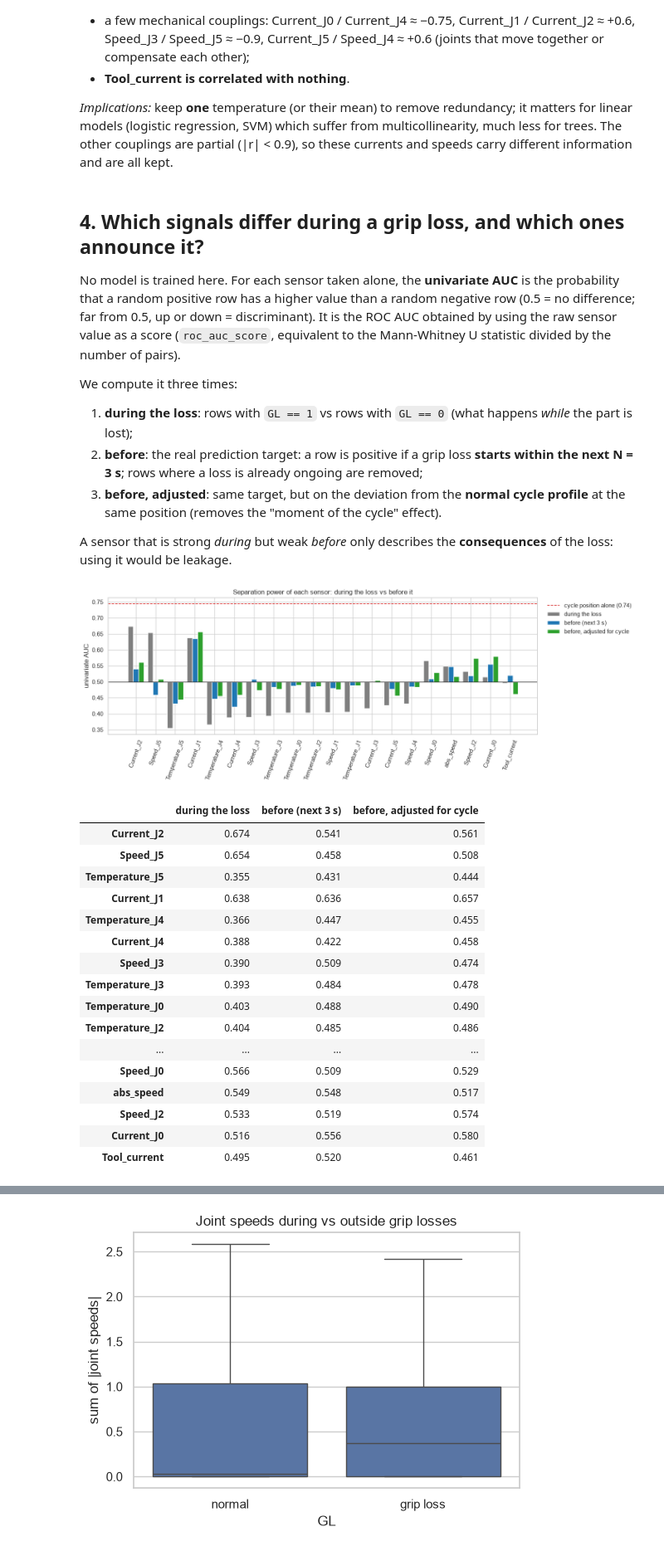
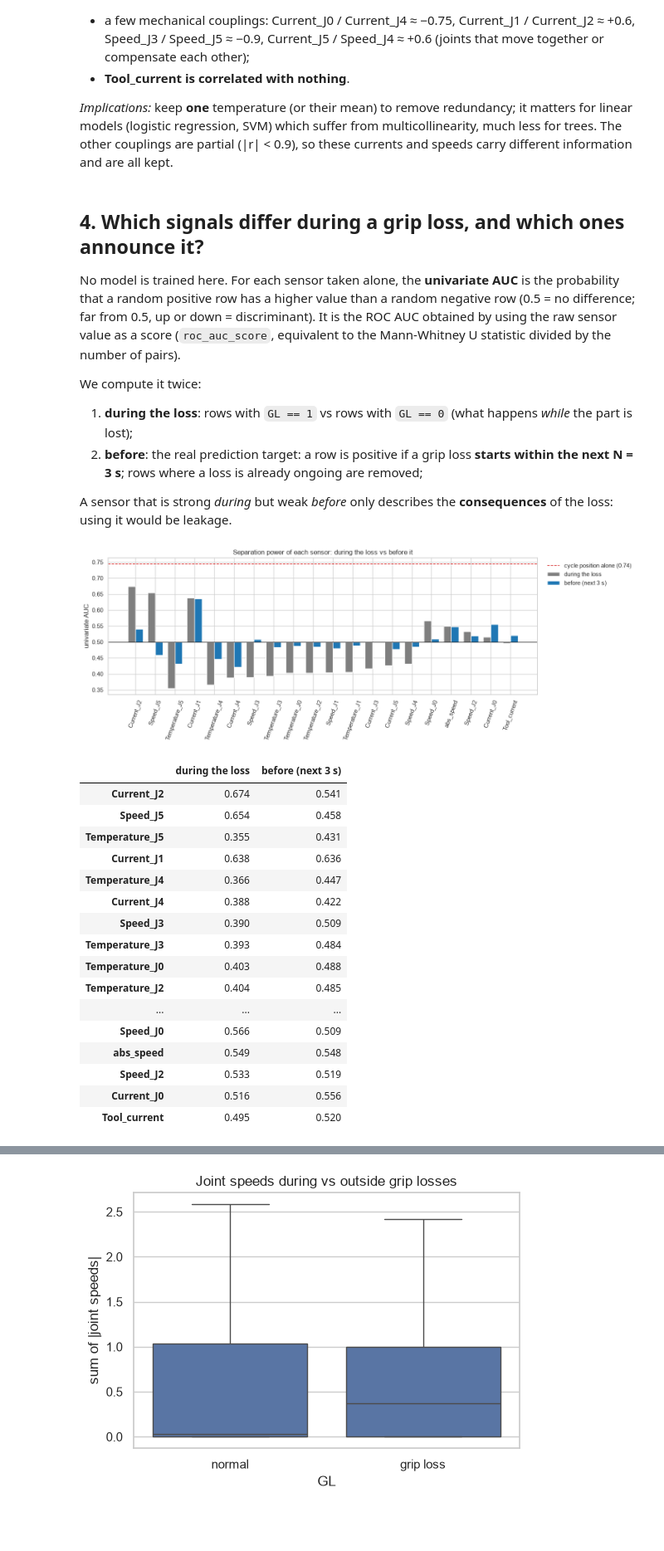
Before and after one commit to M-Espinoza-04/fault_detection_UR3_robot, a Jupyter notebook: step2_benchmark.ipynb, the cells around one changed output, grey strips where cells are left out. Shown at 83% size. Saved outputs shown, nothing was run; the diff lists cells and outputs as text; code cells hidden in the pictures; blank space fills up the shorter version.

```diff
--- a/step2_benchmark.ipynb
+++ b/step2_benchmark.ipynb
@@ -207,10 +207,9 @@ min correlation between the 6 temperatures: 0.993
 ## 4. Which signals differ during a grip loss, and which ones announce it?
 No model is trained here. For each sensor taken alone, the **univariate AUC** is the probability that a random positive row has a higher value than a random negative row (0.5 = no difference; far from 0.5, up or down = discriminant). It is the ROC AUC obtained by using the raw sensor value as a score (`roc_auc_score`, equivalent to the Mann-Whitney U statistic divided by the number of pairs).
 
-We compute it three times:
+We compute it twice:
 1. **during the loss**: rows with `GL == 1` vs rows with `GL == 0` (what happens *while* the part is lost);
 2. **before**: the real prediction target: a row is positive if a grip loss **starts within the next N = 3 s**; rows where a loss is already ongoing are removed;
-3. **before, adjusted**: same target, but on the deviation from the **normal cycle profile** at the same position (removes the "moment of the cycle" effect).
 
 A sensor that is strong *during* but weak *before* only describes the **consequences** of the loss: using it would be leakage.
 # %%
@@ -223,59 +222,53 @@ N = 3   # horizon in seconds
 # Prediction target: 1 if a grip loss starts at t+1 ... t+N (computed on the full series)
 df["y_next"] = pd.concat([df["onset"].shift(-k, fill_value=False) for k in range(1, N + 1)],
                          axis=1).any(axis=1).astype(int)
 d["y_next"] = df.loc[d.index, "y_next"]
 before = d[d["GL"] == 0]                          # drop the rows where a loss is ongoing
 
-# Normal profile: mean value at each cycle position, in cycles without any grip loss
-gl_cycles = set(d.loc[d["GL"] == 1, "cycle_id"])
-profile = d[~d["cycle_id"].isin(gl_cycles)].groupby("pos")[FEATS].mean()
-deviation = before[FEATS] - profile.reindex(before["pos"]).to_numpy()
-
 def auc(y, x):
-    keep = x.notna()                              # positions never seen in normal cycles
+    keep = x.notna()                              # ignore missing values
     return roc_auc_score(y[keep], x[keep])
 
 res = pd.DataFrame({
     "during the loss":            {f: auc(d["GL"], d[f]) for f in FEATS},
     f"before (next {N} s)":       {f: auc(before["y_next"], before[f]) for f in FEATS},
-    "before, adjusted for cycle": {f: auc(before["y_next"], deviation[f]) for f in FEATS},
 })
 res = res.loc[(res["during the loss"] - .5).abs().sort_values(ascending=False).index]
 
 # Reference: the cycle position alone (grip-loss rate per position, in-sample -> optimistic)
 pos_rate = before.groupby("pos")["y_next"].mean()
 auc_position = auc(before["y_next"], before["pos"].map(pos_rate))
 
-x, w = np.arange(len(res)), .27
+x, w = np.arange(len(res)), .38
 fig, ax = plt.subplots(figsize=(14, 4.5))
-for k, (col, color) in enumerate(zip(res.columns, ["tab:gray", "tab:blue", "tab:green"])):
-    ax.bar(x + (k - 1) * w, res[col] - .5, w, bottom=.5, color=color, label=col)
+for k, (col, color) in enumerate(zip(res.columns, ["tab:gray", "tab:blue"])):
+    ax.bar(x + (k - .5) * w, res[col] - .5, w, bottom=.5, color=color, label=col)
 ax.axhline(.5, color="k", lw=1)
 ax.axhline(auc_position, color="tab:red", ls="--", lw=1.2,
            label=f"cycle position alone ({auc_position:.2f})")
 ax.set_xticks(x, res.index, rotation=70)
 ax.set_ylabel("univariate AUC")
 ax.set_title("Separation power of each sensor: during the loss vs before it")
 ax.legend(loc="upper left", bbox_to_anchor=(1.01, 1), frameon=False)
 plt.show()
 res.round(3)
 # %% [output]
-[figure, old version]
+[figure, new version]
-|  | during the loss | before (next 3 s) | before, adjusted for cycle |
-| Current_J2 | 0.674 | 0.541 | 0.561 |
-| Speed_J5 | 0.654 | 0.458 | 0.508 |
-| Temperature_J5 | 0.355 | 0.431 | 0.444 |
-| Current_J1 | 0.638 | 0.636 | 0.657 |
-| Temperature_J4 | 0.366 | 0.447 | 0.455 |
-| Current_J4 | 0.388 | 0.422 | 0.458 |
-| Speed_J3 | 0.390 | 0.509 | 0.474 |
-| Temperature_J3 | 0.393 | 0.484 | 0.478 |
-| Temperature_J0 | 0.403 | 0.488 | 0.490 |
-| Temperature_J2 | 0.404 | 0.485 | 0.486 |
-| ... | ... | ... | ... |
-| Speed_J0 | 0.566 | 0.509 | 0.529 |
-| abs_speed | 0.549 | 0.548 | 0.517 |
-| Speed_J2 | 0.533 | 0.519 | 0.574 |
-| Current_J0 | 0.516 | 0.556 | 0.580 |
-| Tool_current | 0.495 | 0.520 | 0.461 |
+|  | during the loss | before (next 3 s) |
+| Current_J2 | 0.674 | 0.541 |
+| Speed_J5 | 0.654 | 0.458 |
+| Temperature_J5 | 0.355 | 0.431 |
+| Current_J1 | 0.638 | 0.636 |
+| Temperature_J4 | 0.366 | 0.447 |
+| Current_J4 | 0.388 | 0.422 |
+| Speed_J3 | 0.390 | 0.509 |
+| Temperature_J3 | 0.393 | 0.484 |
+| Temperature_J0 | 0.403 | 0.488 |
+| Temperature_J2 | 0.404 | 0.485 |
+| ... | ... | ... |
+| Speed_J0 | 0.566 | 0.509 |
+| abs_speed | 0.549 | 0.548 |
+| Speed_J2 | 0.533 | 0.519 |
+| Current_J0 | 0.516 | 0.556 |
+| Tool_current | 0.495 | 0.520 |
 # %% [markdown]
```
Also changed, not shown: parts of 1 cell of this notebook, 4 other files.
